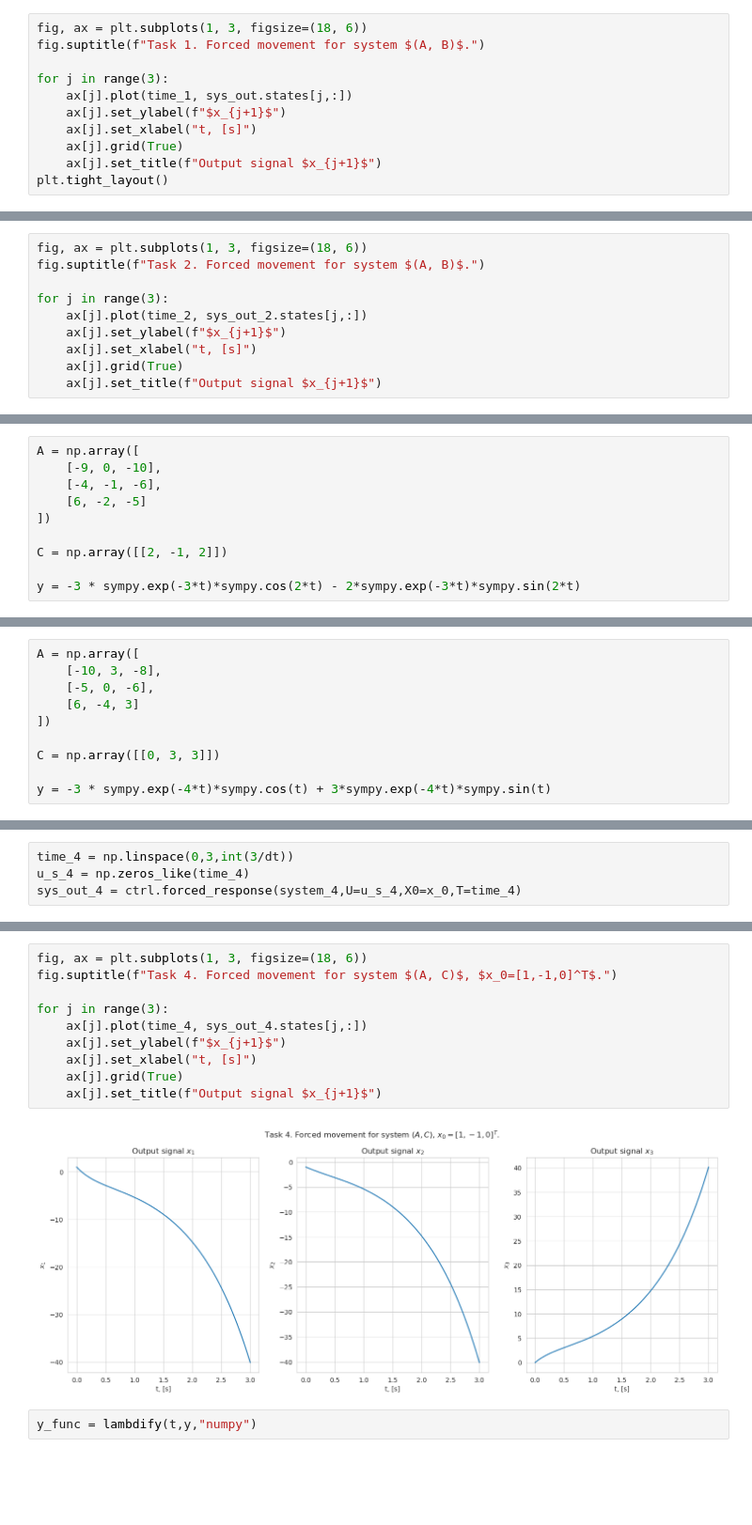
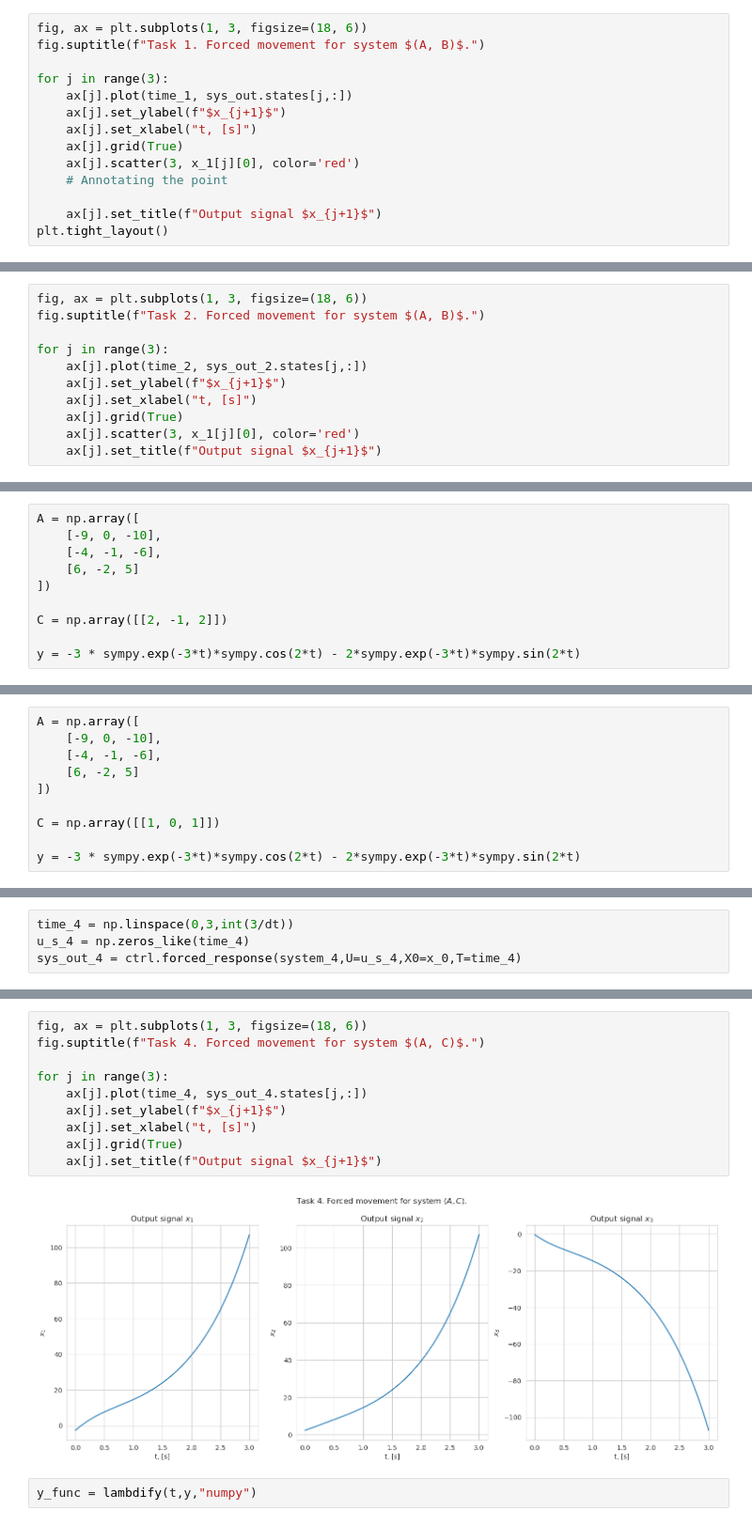
Before and after one commit to dimkablin/Automatic-Control-Theory, a Jupyter notebook: src/homework/Lab7.ipynb, the cells around one changed output, grey strips where cells are left out. Shown: that part at 94% size. Cells and saved outputs as stored; diff of their text form; blank space fills up the shorter version.

```diff
--- a/src/homework/Lab7.ipynb
+++ b/src/homework/Lab7.ipynb
@@ -192,6 +192,9 @@ for j in range(3):
     ax[j].set_ylabel(f"$x_{j+1}$")
     ax[j].set_xlabel("t, [s]")
     ax[j].grid(True)
+    ax[j].scatter(3, x_1[j][0], color='red')
+    # Annotating the point
+
     ax[j].set_title(f"Output signal $x_{j+1}$")
 plt.tight_layout()
 # %% [output]
@@ -369,5 +372,6 @@ for j in range(3):
     ax[j].set_ylabel(f"$x_{j+1}$")
     ax[j].set_xlabel("t, [s]")
     ax[j].grid(True)
+    ax[j].scatter(3, x_1[j][0], color='red')
     ax[j].set_title(f"Output signal $x_{j+1}$")
 # %% [output]
@@ -386,7 +390,7 @@ plt.grid(True)
 A = np.array([
     [-9, 0, -10],
     [-4, -1, -6],
-    [6, -2, -5]
+    [6, -2, 5]
 ])
 
 C = np.array([[2, -1, 2]])
@@ -536,14 +543,14 @@ plt.legend()
 ## Task 4
 # %%
 A = np.array([
-    [-10, 3, -8],
-    [-5, 0, -6],
-    [6, -4, 3]
+    [-9, 0, -10],
+    [-4, -1, -6],
+    [6, -2, 5]
 ])
 
-C = np.array([[0, 3, 3]])
+C = np.array([[1, 0, 1]])
 
-y = -3 * sympy.exp(-4*t)*sympy.cos(t) + 3*sympy.exp(-4*t)*sympy.sin(t)
+y = -3 * sympy.exp(-3*t)*sympy.cos(2*t) - 2*sympy.exp(-3*t)*sympy.sin(2*t)
 # %%
 y
 # %% [output]
@@ -673,15 +679,15 @@ array([ 1.0000000e+00, -1.0000000e+00, -2.9797919e-16])
 # %%
 fig, ax = plt.subplots(1, 3, figsize=(18, 6))
-fig.suptitle(f"Task 4. Forced movement for system $(A, C)$, $x_0=[1,-1,0]^T$.")
+fig.suptitle(f"Task 4. Forced movement for system $(A, C)$.")
 
 for j in range(3):
     ax[j].plot(time_4, sys_out_4.states[j,:])
     ax[j].set_ylabel(f"$x_{j+1}$")
     ax[j].set_xlabel("t, [s]")
     ax[j].grid(True)
     ax[j].set_title(f"Output signal $x_{j+1}$")
 # %% [output]
-[figure, old version]
+[figure, new version]
 # %%
 y_func = lambdify(t,y,"numpy")
 # %%
```
Also changed, not shown: parts of 41 cells of this notebook, 1 other file.
